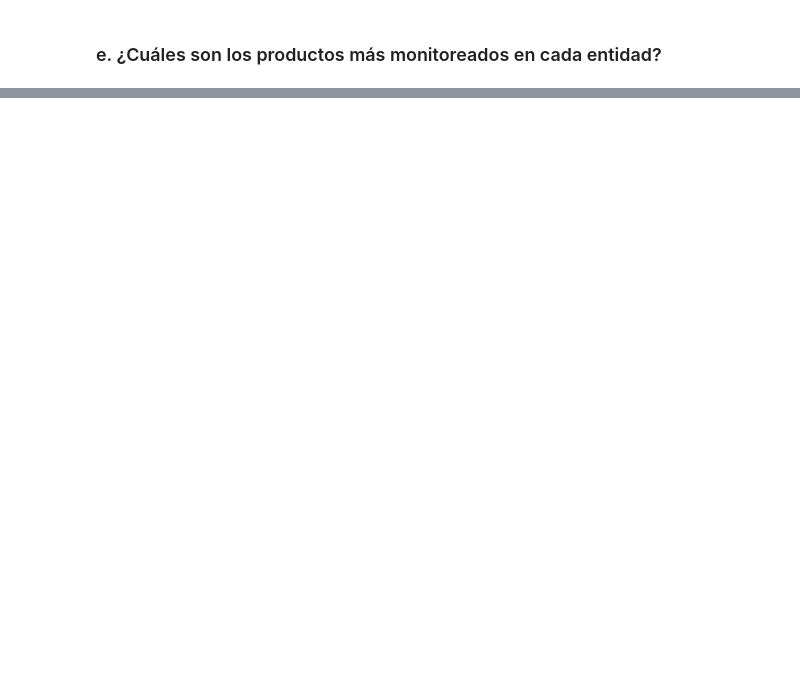
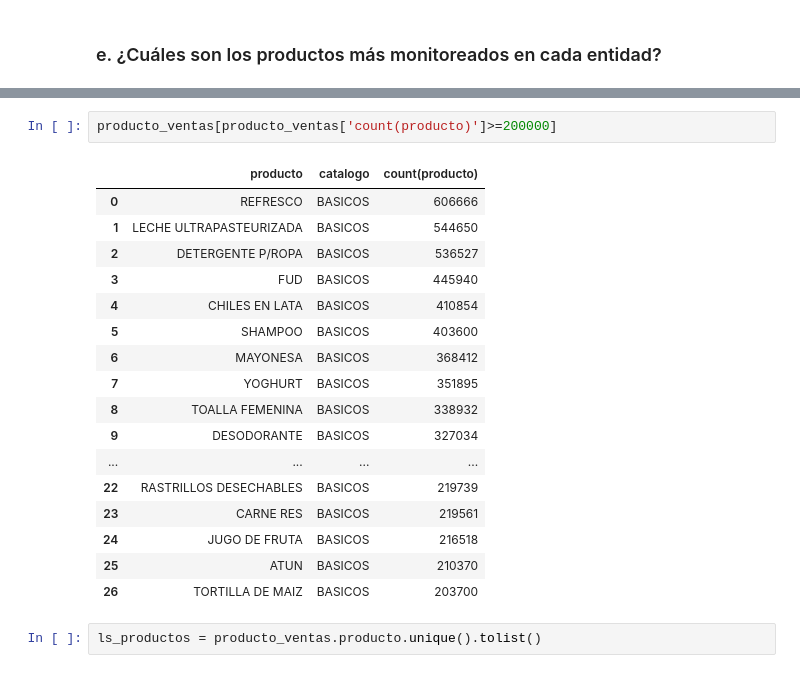
Before and after one commit to baezjeniffer/OPI, a Jupyter notebook: PROFECO.ipynb, the cells around one changed output, grey strips where cells are left out. Cells and saved outputs as stored; diff of their text form; blank space fills up the shorter version.

```diff
--- a/PROFECO.ipynb
+++ b/PROFECO.ipynb
@@ -128,0 +250,22 @@ geográfica y temporalmente. Justifica tu elección y procedimiento
+# %%
+producto_ventas[producto_ventas['count(producto)']>=200000]
+# %% [output]
+|  | producto | catalogo | count(producto) |
+| 0 | REFRESCO | BASICOS | 606666 |
+| 1 | LECHE ULTRAPASTEURIZADA | BASICOS | 544650 |
+| 2 | DETERGENTE P/ROPA | BASICOS | 536527 |
+| 3 | FUD | BASICOS | 445940 |
+| 4 | CHILES EN LATA | BASICOS | 410854 |
+| 5 | SHAMPOO | BASICOS | 403600 |
+| 6 | MAYONESA | BASICOS | 368412 |
+| 7 | YOGHURT | BASICOS | 351895 |
+| 8 | TOALLA FEMENINA | BASICOS | 338932 |
+| 9 | DESODORANTE | BASICOS | 327034 |
+| ... | ... | ... | ... |
+| 22 | RASTRILLOS DESECHABLES | BASICOS | 219739 |
+| 23 | CARNE RES | BASICOS | 219561 |
+| 24 | JUGO DE FRUTA | BASICOS | 216518 |
+| 25 | ATUN | BASICOS | 210370 |
+| 26 | TORTILLA DE MAIZ | BASICOS | 203700 |
+# %%
+ls_productos = producto_ventas.producto.unique().tolist()
```
Also changed, not shown: parts of 53 cells of this notebook.
